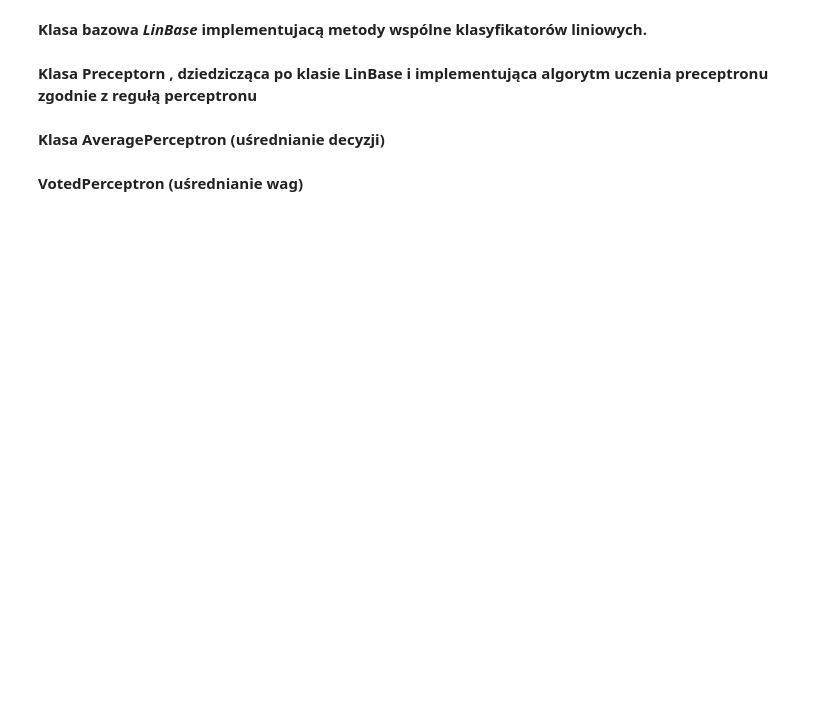
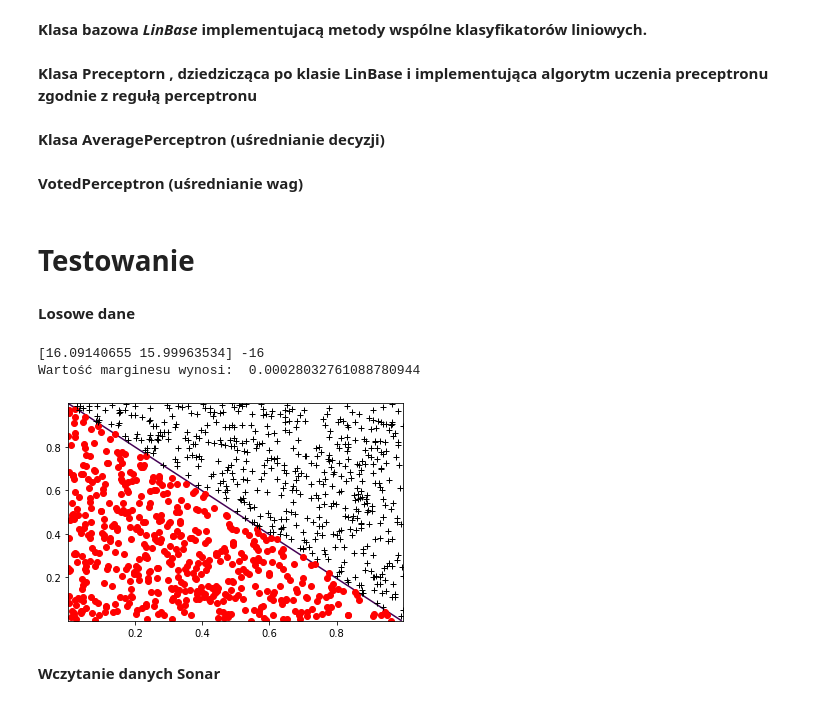
Before and after one commit to wolejnik/master-s-degree, a Jupyter notebook: simple_perceptron/main.ipynb, the cells around one changed output. Cells and saved outputs as stored; diff of their text form; code cells hidden in the pictures; blank space fills up the shorter version.

Commit message:
:construction: Added a sonar data

```diff
--- a/simple_perceptron/main.ipynb
+++ b/simple_perceptron/main.ipynb
@@ -221,3 +223,23 @@ def plot_class(X, y, clf=None, marker=['ro', 'k+'], n=50):
         plt.contour(X1, X2, yy, [0.5])
     else:
         pass
+# %% [markdown]
+# Testowanie
+# %% [markdown]
+**Losowe dane**
+# %%
+m, n = 1000, 2
+X = np.random.rand(m, n)
+y = (X.dot([1, 1]) > 1) * 2 - 1
+for i, clf in enumerate([Perceptron()]):
+    clf.fit(X, y)
+    plot_class(X, y, clf)
+    print(clf.coef_, clf.intercept_)
+    a,b = clf.margin(X, y)
+    print('Wartość marginesu wynosi: ', a)
+# %% [output]
+[16.09140655 15.99963534] -16
+Wartość marginesu wynosi:  0.00028032761088780944
+[figure, added]
+# %% [markdown]
+**Wczytanie danych Sonar**
```
Also changed, not shown: parts of 3 cells of this notebook.
